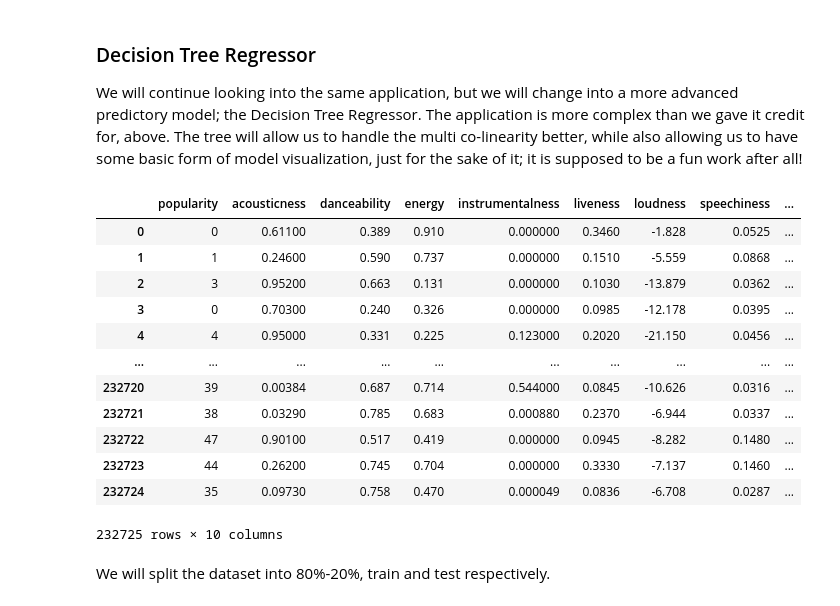
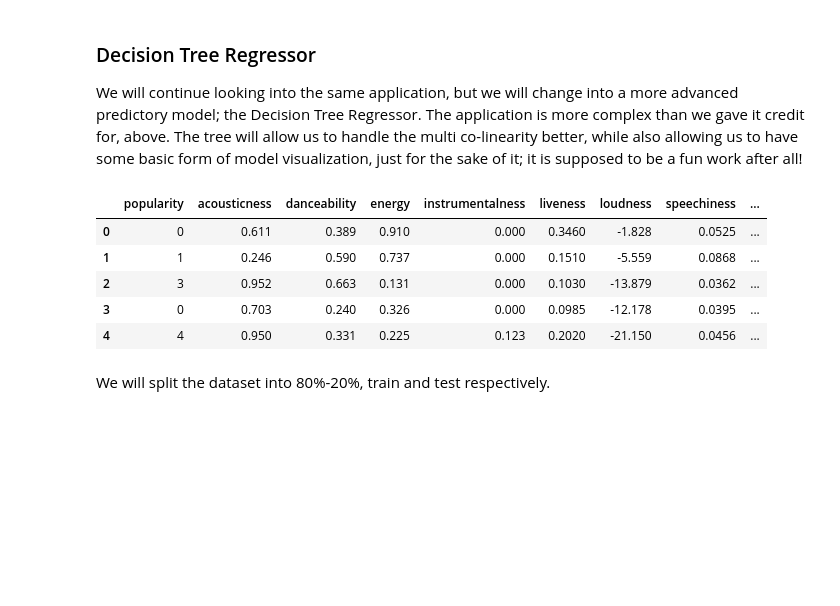
Before and after one commit to nantoniou/Analyzing-Music, a Jupyter notebook: song_analysis.ipynb, the cells around one changed output. Drawn from its saved outputs; the diff is of its cells as text; code cells hidden in the pictures; blank space fills up the shorter version.

```diff
--- a/song_analysis.ipynb
+++ b/song_analysis.ipynb
@@ -464,21 +386,14 @@ strong multicollinearity or other numerical problems.
 We will continue looking into the same application, but we will change into a more advanced predictory model; the Decision Tree Regressor. The application is more complex than we gave it credit for, above. The tree will allow us to handle the multi co-linearity better, while also allowing us to have some basic form of model visualization, just for the sake of it; it is supposed to be a fun work after all!
 # %%
 columns = data.iloc[:, [4,5,6,8,9,11,12,14,15,17]]
-columns
+columns.head()
 # %% [output]
 |  | popularity | acousticness | danceability | energy | instrumentalness | liveness | loudness | speechiness | ... |
-| 0 | 0 | 0.61100 | 0.389 | 0.910 | 0.000000 | 0.3460 | -1.828 | 0.0525 | ... |
-| 1 | 1 | 0.24600 | 0.590 | 0.737 | 0.000000 | 0.1510 | -5.559 | 0.0868 | ... |
-| 2 | 3 | 0.95200 | 0.663 | 0.131 | 0.000000 | 0.1030 | -13.879 | 0.0362 | ... |
-| 3 | 0 | 0.70300 | 0.240 | 0.326 | 0.000000 | 0.0985 | -12.178 | 0.0395 | ... |
-| 4 | 4 | 0.95000 | 0.331 | 0.225 | 0.123000 | 0.2020 | -21.150 | 0.0456 | ... |
-| ... | ... | ... | ... | ... | ... | ... | ... | ... | ... |
-| 232720 | 39 | 0.00384 | 0.687 | 0.714 | 0.544000 | 0.0845 | -10.626 | 0.0316 | ... |
-| 232721 | 38 | 0.03290 | 0.785 | 0.683 | 0.000880 | 0.2370 | -6.944 | 0.0337 | ... |
-| 232722 | 47 | 0.90100 | 0.517 | 0.419 | 0.000000 | 0.0945 | -8.282 | 0.1480 | ... |
-| 232723 | 44 | 0.26200 | 0.745 | 0.704 | 0.000000 | 0.3330 | -7.137 | 0.1460 | ... |
-| 232724 | 35 | 0.09730 | 0.758 | 0.470 | 0.000049 | 0.0836 | -6.708 | 0.0287 | ... |
+| 0 | 0 | 0.611 | 0.389 | 0.910 | 0.000 | 0.3460 | -1.828 | 0.0525 | ... |
+| 1 | 1 | 0.246 | 0.590 | 0.737 | 0.000 | 0.1510 | -5.559 | 0.0868 | ... |
+| 2 | 3 | 0.952 | 0.663 | 0.131 | 0.000 | 0.1030 | -13.879 | 0.0362 | ... |
+| 3 | 0 | 0.703 | 0.240 | 0.326 | 0.000 | 0.0985 | -12.178 | 0.0395 | ... |
+| 4 | 4 | 0.950 | 0.331 | 0.225 | 0.123 | 0.2020 | -21.150 | 0.0456 | ... |
-232725 rows × 10 columns
 # %% [markdown]
 We will split the dataset into 80%-20%, train and test respectively.
 # %%
```
Also changed, not shown: parts of 8 cells of this notebook, 1 other file.
